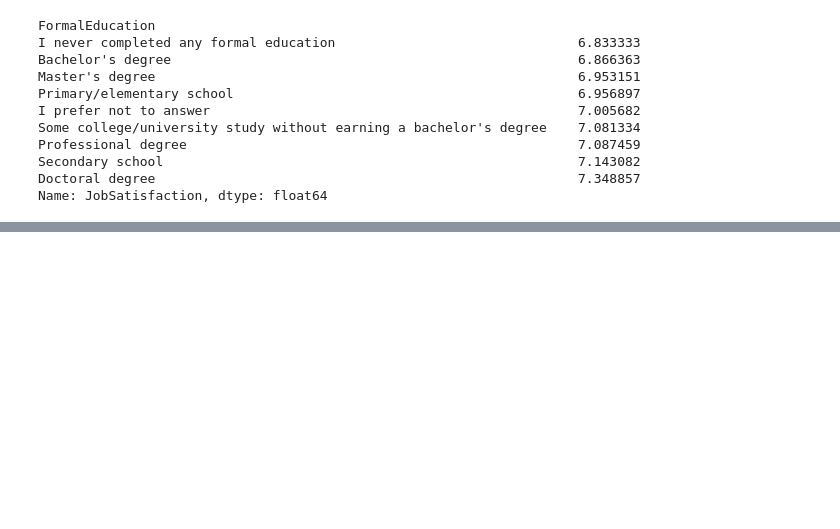
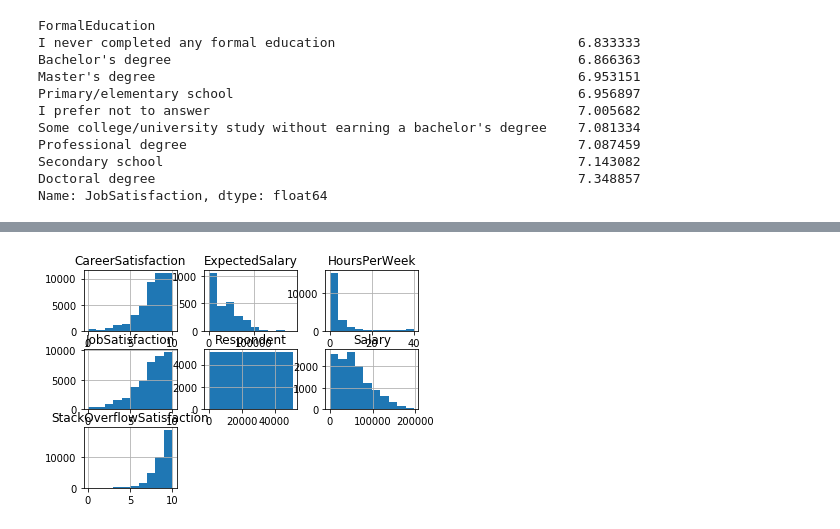
Before and after one commit to Minsifye/Stack-Overflow-Survey-Data-Analysis, a Jupyter notebook: StackOverflow_DataAnalysis_FirstLook.ipynb, the cells around one changed output, grey strips where cells are left out. Drawn from its saved outputs; the diff is of its cells as text; code cells hidden in the pictures; blank space fills up the shorter version.

```diff
--- a/StackOverflow_DataAnalysis_FirstLook.ipynb
+++ b/StackOverflow_DataAnalysis_FirstLook.ipynb
@@ -476,0 +493,4 @@ Name: JobSatisfaction, dtype: float64
+# %%
+survey_2017.hist();
+# %% [output]
+[figure, added]
```
Also changed, not shown: parts of 12 cells of this notebook.
